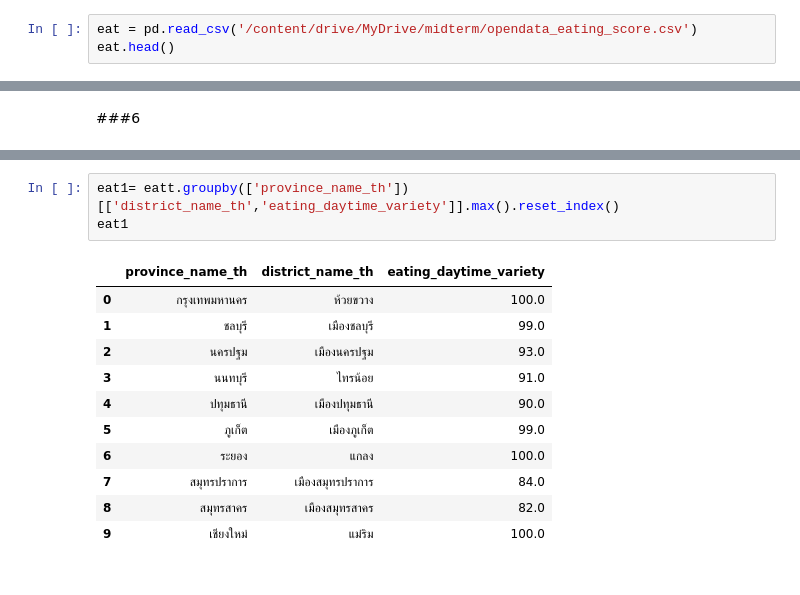
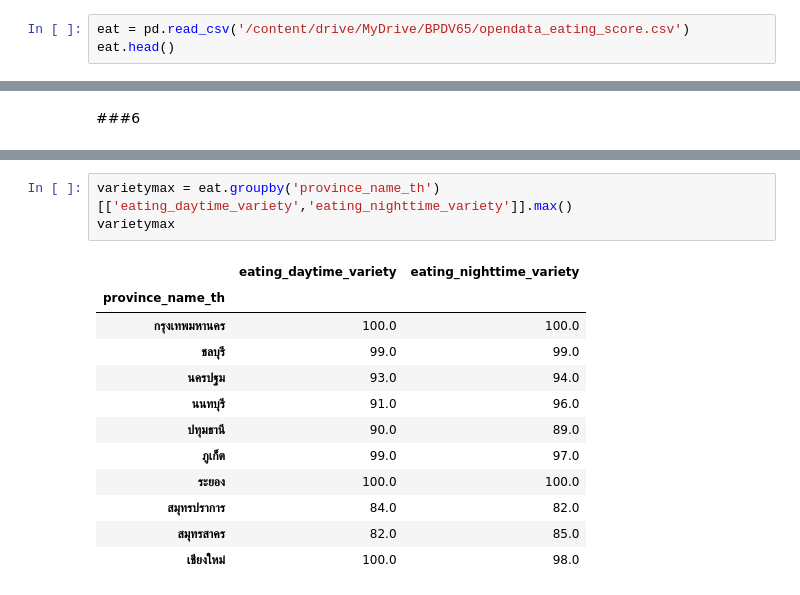
Before and after one commit to Suriya6744/BasicProg_DataViz65, a Jupyter notebook: midterm65.ipynb, the cells around one changed output, grey strips where cells are left out. Drawn from its saved outputs; the diff is of its cells as text.

```diff
--- a/midterm65.ipynb
+++ b/midterm65.ipynb
@@ -61,7 +61,7 @@ rent.shape
 
 ![Screen Shot 2565-09-12 at 11.29.33.png](embedded-picture-1)
 # %%
-eat = pd.read_csv('/content/drive/MyDrive/midterm/opendata_eating_score.csv')
+eat = pd.read_csv('/content/drive/MyDrive/BPDV65/opendata_eating_score.csv')
 eat.head()
 # %% [output]
 |  | row_number | subdistrict_id | subdistrict_name_en | subdistrict_name_th | district_id | district_name_en | ... |
@@ -363,15 +412,16 @@ eatt
 # %%
-eat1= eatt.groupby(['province_name_th'])[['district_name_th','eating_daytime_variety']].max().reset_index()
-eat1
+varietymax = eat.groupby('province_name_th')[['eating_daytime_variety','eating_nighttime_variety']].max()
+varietymax
 # %% [output]
-|  | province_name_th | district_name_th | eating_daytime_variety |
-| 0 | กรุงเทพมหานคร | ห้วยขวาง | 100.0 |
-| 1 | ชลบุรี | เมืองชลบุรี | 99.0 |
-| 2 | นครปฐม | เมืองนครปฐม | 93.0 |
-| 3 | นนทบุรี | ไทรน้อย | 91.0 |
-| 4 | ปทุมธานี | เมืองปทุมธานี | 90.0 |
-| 5 | ภูเก็ต | เมืองภูเก็ต | 99.0 |
-| 6 | ระยอง | แกลง | 100.0 |
-| 7 | สมุทรปราการ | เมืองสมุทรปราการ | 84.0 |
-| 8 | สมุทรสาคร | เมืองสมุทรสาคร | 82.0 |
-| 9 | เชียงใหม่ | แม่ริม | 100.0 |
+|  | eating_daytime_variety | eating_nighttime_variety |
+| province_name_th |  |  |
+| กรุงเทพมหานคร | 100.0 | 100.0 |
+| ชลบุรี | 99.0 | 99.0 |
+| นครปฐม | 93.0 | 94.0 |
+| นนทบุรี | 91.0 | 96.0 |
+| ปทุมธานี | 90.0 | 89.0 |
+| ภูเก็ต | 99.0 | 97.0 |
+| ระยอง | 100.0 | 100.0 |
+| สมุทรปราการ | 84.0 | 82.0 |
+| สมุทรสาคร | 82.0 | 85.0 |
+| เชียงใหม่ | 100.0 | 98.0 |
```
Also changed, not shown: parts of 22 cells of this notebook.
